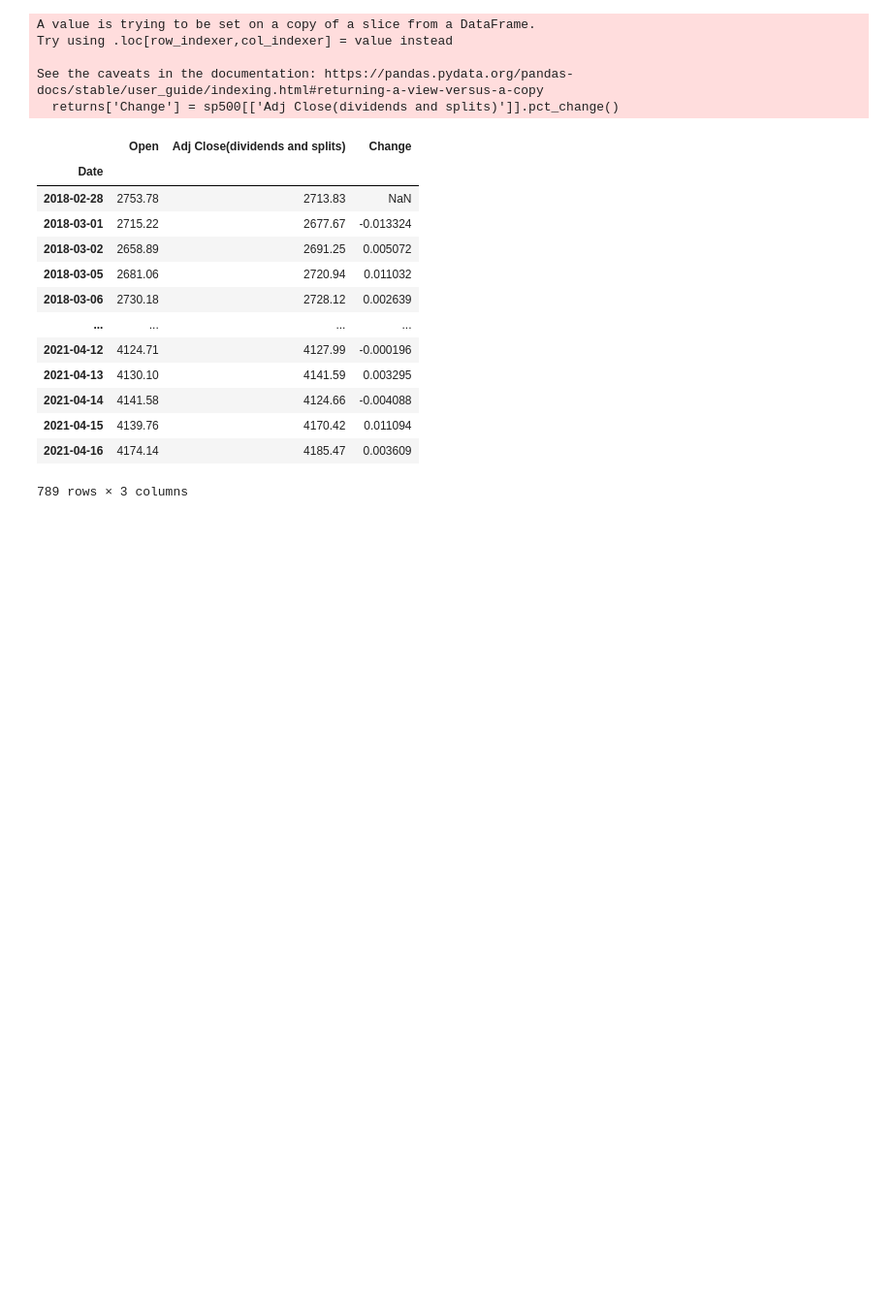
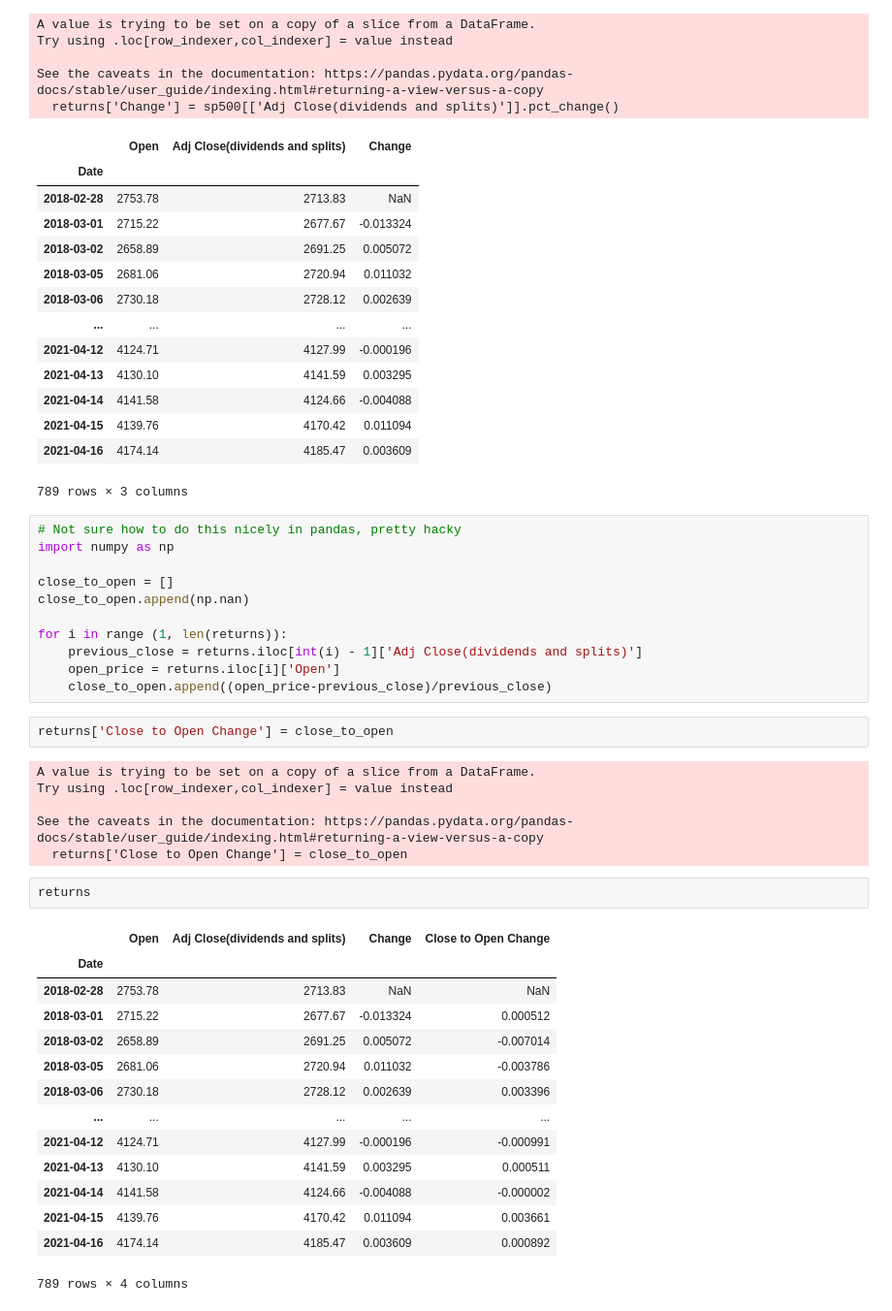
Before and after one commit to hoestlund/thesis, a Jupyter notebook: data_wrangling/sp500.ipynb, the cells around one changed output. Shown: that part at 97% size. Drawn from its saved outputs; the diff is of its cells as text; blank space fills up the shorter version.

```diff
--- a/data_wrangling/sp500.ipynb
+++ b/data_wrangling/sp500.ipynb
@@ -68,3 +68,39 @@ See the caveats in the documentation: https://pandas.pydata.org/pandas-docs/stab
 | 2021-04-15 | 4139.76 | 4170.42 | 0.011094 |
 | 2021-04-16 | 4174.14 | 4185.47 | 0.003609 |
 789 rows × 3 columns
+# %%
+# Not sure how to do this nicely in pandas, pretty hacky
+import numpy as np
+
+close_to_open = []
+close_to_open.append(np.nan)
+
+for i in range (1, len(returns)):
+    previous_close = returns.iloc[int(i) - 1]['Adj Close(dividends and splits)']
+    open_price = returns.iloc[i]['Open']
+    close_to_open.append((open_price-previous_close)/previous_close)
+# %%
+returns['Close to Open Change'] = close_to_open
+# %% [output]
+A value is trying to be set on a copy of a slice from a DataFrame.
+Try using .loc[row_indexer,col_indexer] = value instead
+
+See the caveats in the documentation: https://pandas.pydata.org/pandas-docs/stable/user_guide/indexing.html#returning-a-view-versus-a-copy
+  returns['Close to Open Change'] = close_to_open
+# %%
+returns
+# %% [output]
+|  | Open | Adj Close(dividends and splits) | Change | Close to Open Change |
+| Date |  |  |  |  |
+| 2018-02-28 | 2753.78 | 2713.83 | NaN | NaN |
+| 2018-03-01 | 2715.22 | 2677.67 | -0.013324 | 0.000512 |
+| 2018-03-02 | 2658.89 | 2691.25 | 0.005072 | -0.007014 |
+| 2018-03-05 | 2681.06 | 2720.94 | 0.011032 | -0.003786 |
+| 2018-03-06 | 2730.18 | 2728.12 | 0.002639 | 0.003396 |
+| ... | ... | ... | ... | ... |
+| 2021-04-12 | 4124.71 | 4127.99 | -0.000196 | -0.000991 |
+| 2021-04-13 | 4130.10 | 4141.59 | 0.003295 | 0.000511 |
+| 2021-04-14 | 4141.58 | 4124.66 | -0.004088 | -0.000002 |
+| 2021-04-15 | 4139.76 | 4170.42 | 0.011094 | 0.003661 |
+| 2021-04-16 | 4174.14 | 4185.47 | 0.003609 | 0.000892 |
+789 rows × 4 columns
```
Also changed, not shown: parts of 13 cells of this notebook.
